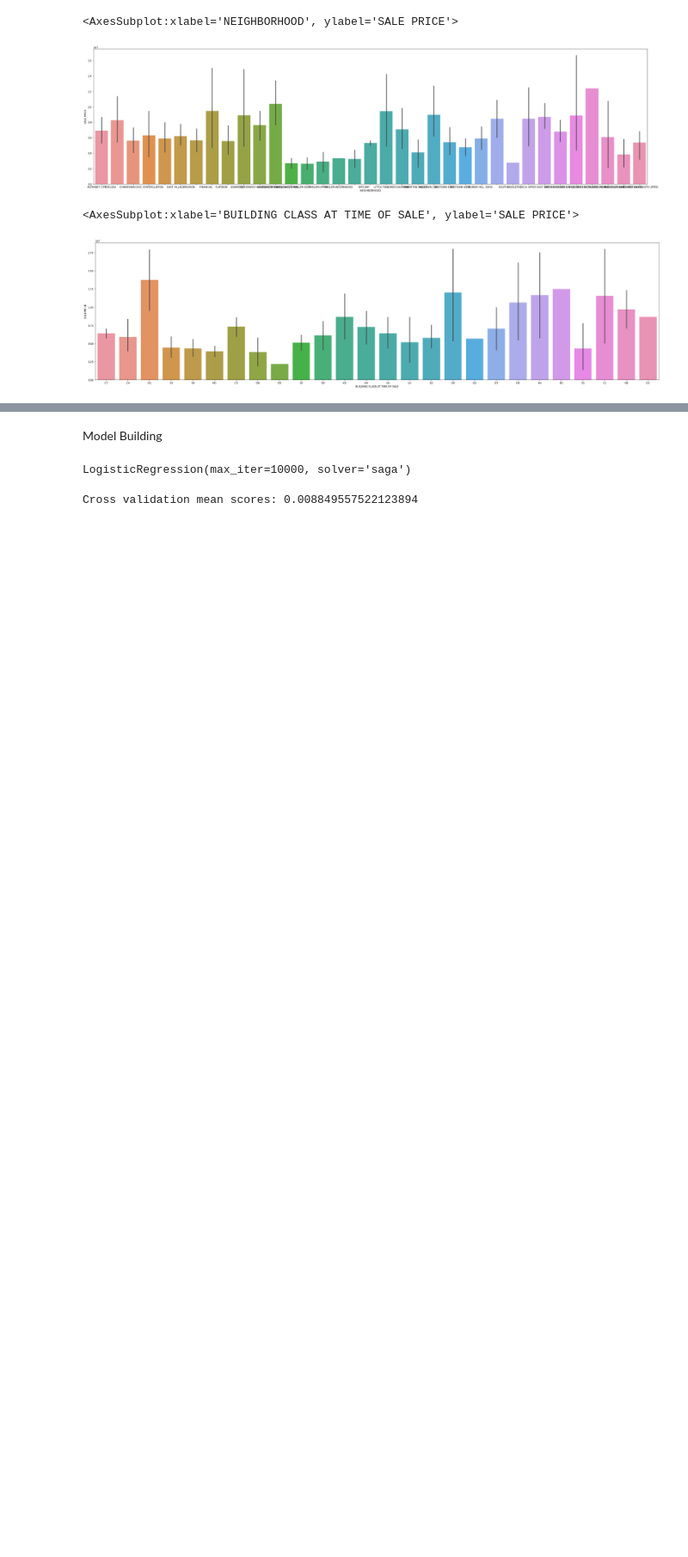
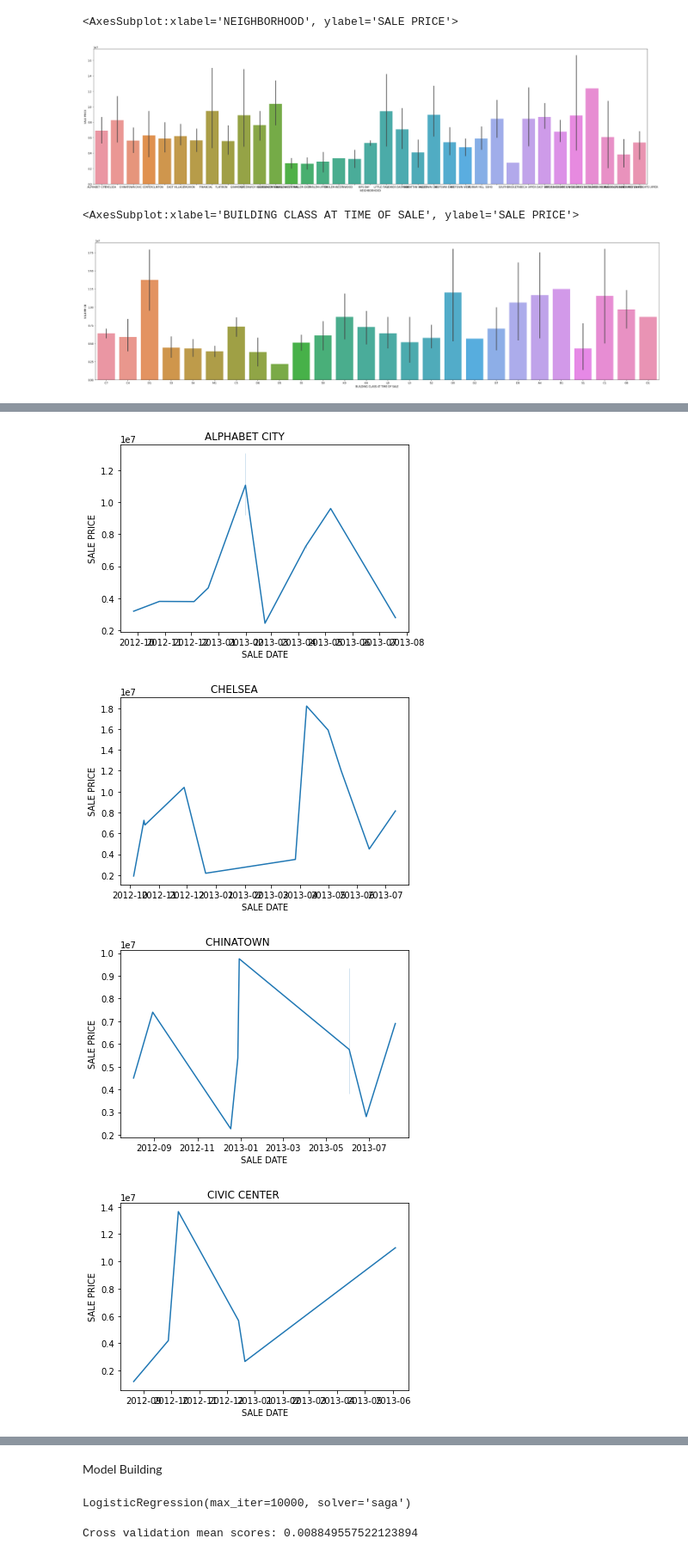
Before and after one commit to tasnmb/Manhattan-property-prices-analysis, a Jupyter notebook: cw_v2.ipynb, the cells around one changed output, grey strips where cells are left out. Shown at 86% size. Saved outputs shown, nothing was run; the diff lists cells and outputs as text; code cells hidden in the pictures; blank space fills up the shorter version.

```diff
--- a/cw_v2.ipynb
+++ b/cw_v2.ipynb
@@ -243,0 +243,16 @@ sns.lineplot(data=df, x="SALE DATE", y="SALE PRICE", hue="NEIGHBORHOOD")
+# %%
+neighbourhoods = df['NEIGHBORHOOD'].unique()
+# %%
+def neighbourhood_price_date(df, neighbourhood):
+    this_neighbourhood = df.query(" NEIGHBORHOOD == " + "'" + neighbourhood + "'")
+    sns.lineplot(data=this_neighbourhood, x="SALE DATE", y="SALE PRICE").set(title=neighbourhood)
+    plt.show()
+
+
+for i in neighbourhoods:
+    neighbourhood_price_date(df, i)
+# %% [output]
+[figure, added]
+[figure, added]
+[figure, added]
+[figure, added]
```
Also changed, not shown: parts of 3 cells of this notebook.
